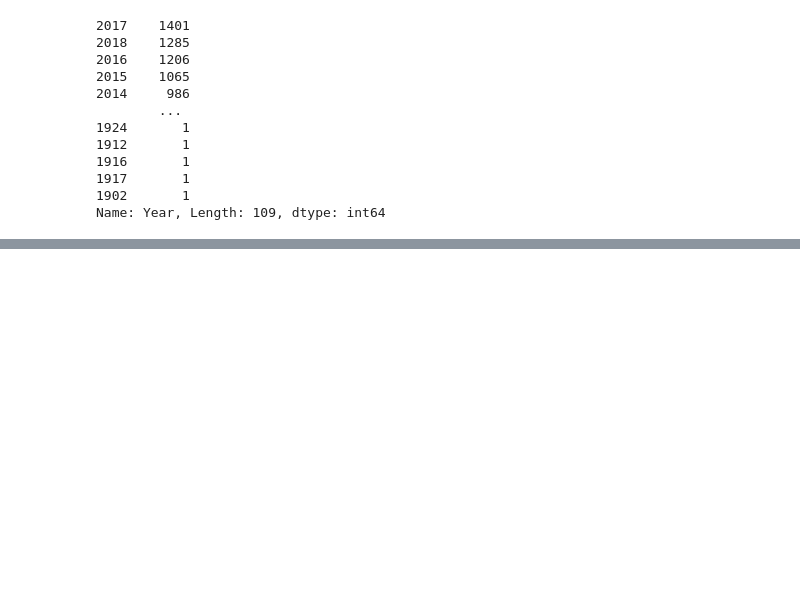
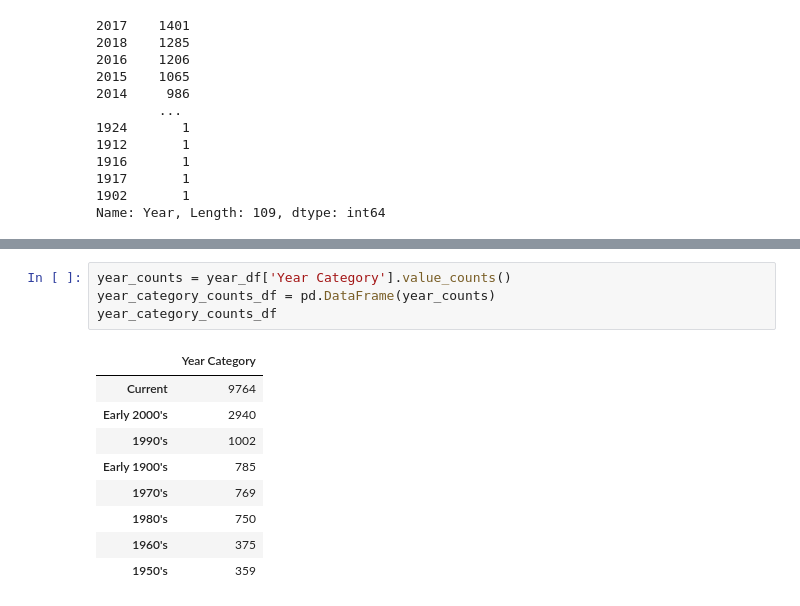
Before and after one commit to tracygoznikar/Project-1, a Jupyter notebook: Project1-Year Analysis.ipynb, the cells around one changed output, grey strips where cells are left out. Cells and saved outputs as stored; diff of their text form; blank space fills up the shorter version.

```diff
--- a/Project1-Year Analysis.ipynb
+++ b/Project1-Year Analysis.ipynb
@@ -92,0 +108,14 @@ df['Year Category']= pd.cut(df)
+# %%
+year_counts = year_df['Year Category'].value_counts()
+year_category_counts_df = pd.DataFrame(year_counts)
+year_category_counts_df
+# %% [output]
+|  | Year Category |
+| Current | 9764 |
+| Early 2000's | 2940 |
+| 1990's | 1002 |
+| Early 1900's | 785 |
+| 1970's | 769 |
+| 1980's | 750 |
+| 1960's | 375 |
+| 1950's | 359 |
```
Also changed, not shown: parts of 4 cells of this notebook.
